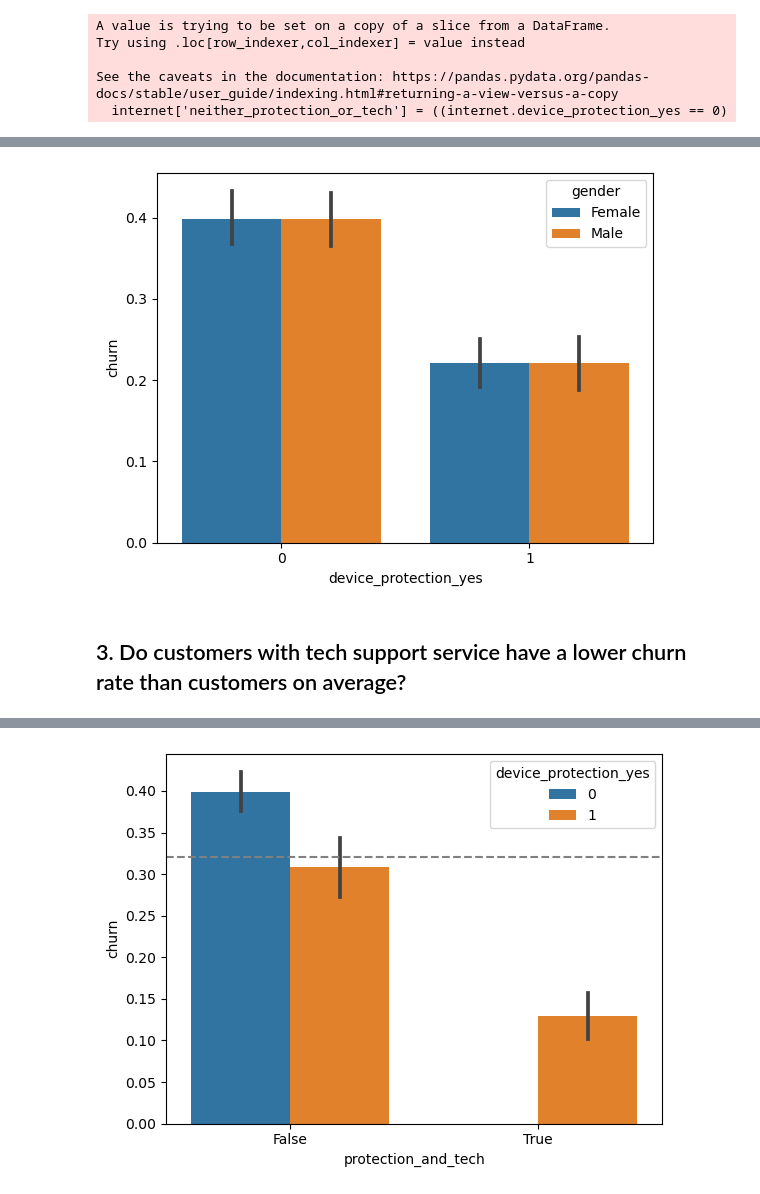
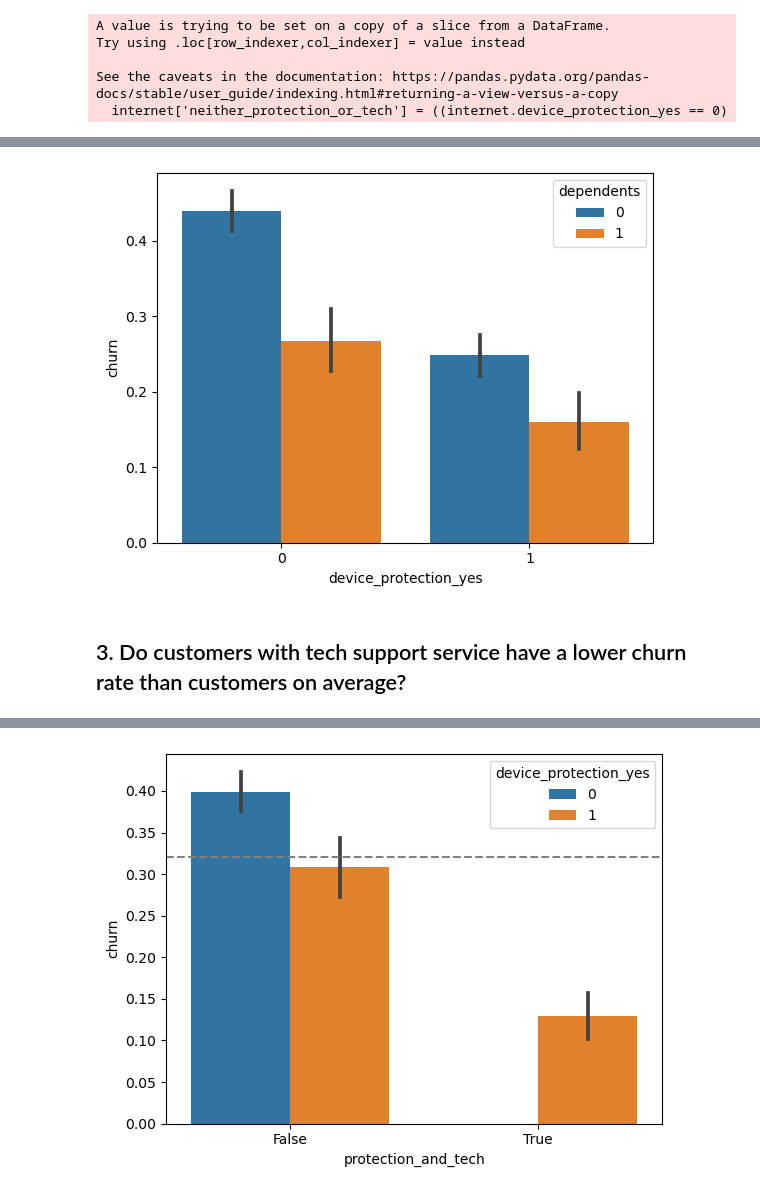
Before and after one commit to Adam-Harris87/classification-project, a Jupyter notebook: explore.ipynb, the cells around one changed output, grey strips where cells are left out. Saved outputs shown, nothing was run; the diff lists cells and outputs as text; code cells hidden in the pictures.

```diff
--- a/explore.ipynb
+++ b/explore.ipynb
@@ -634,13 +627,13 @@ plt.show()
 # %%
 sns.barplot(data=internet,
             x='device_protection_yes',
             y='churn',
-           hue='gender')
+            hue='dependents')
 plt.show()
 # %% [output]
-[figure, old version]
+[figure, new version]
-# %% [markdown]
-## 3. Do customers with tech support service have a lower churn rate than customers on average?
+# %% [markdown]
+## 3. Do customers with tech support service have a lower churn rate than customers on average?
 # %%
 def get_bar_tech_support():
     '''
```
Also changed, not shown: parts of 41 cells of this notebook, 2 other files.
